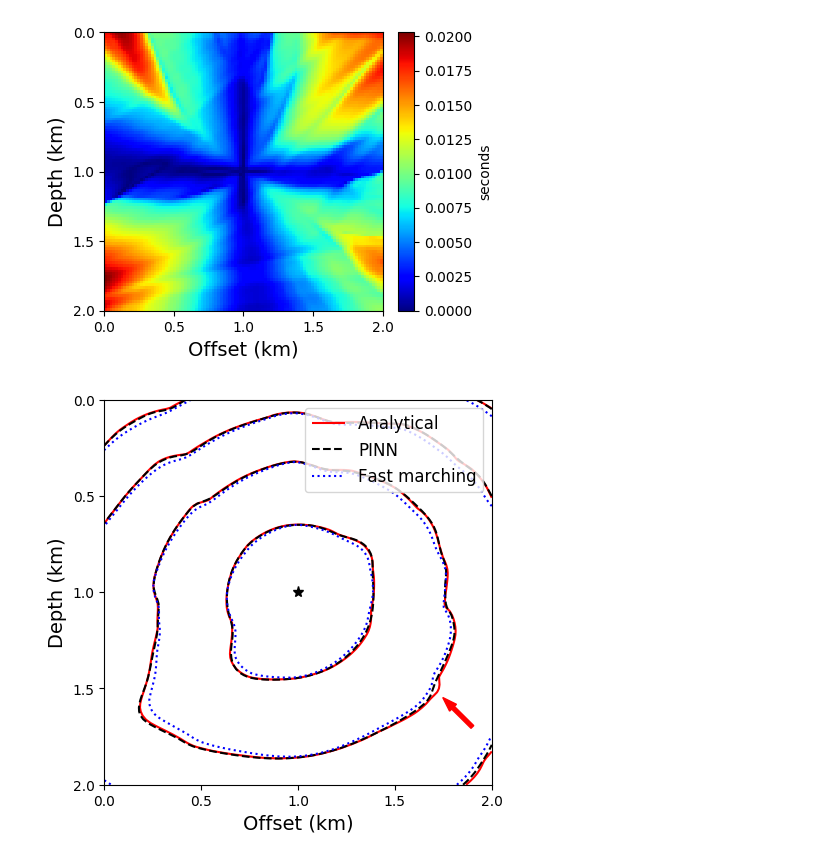
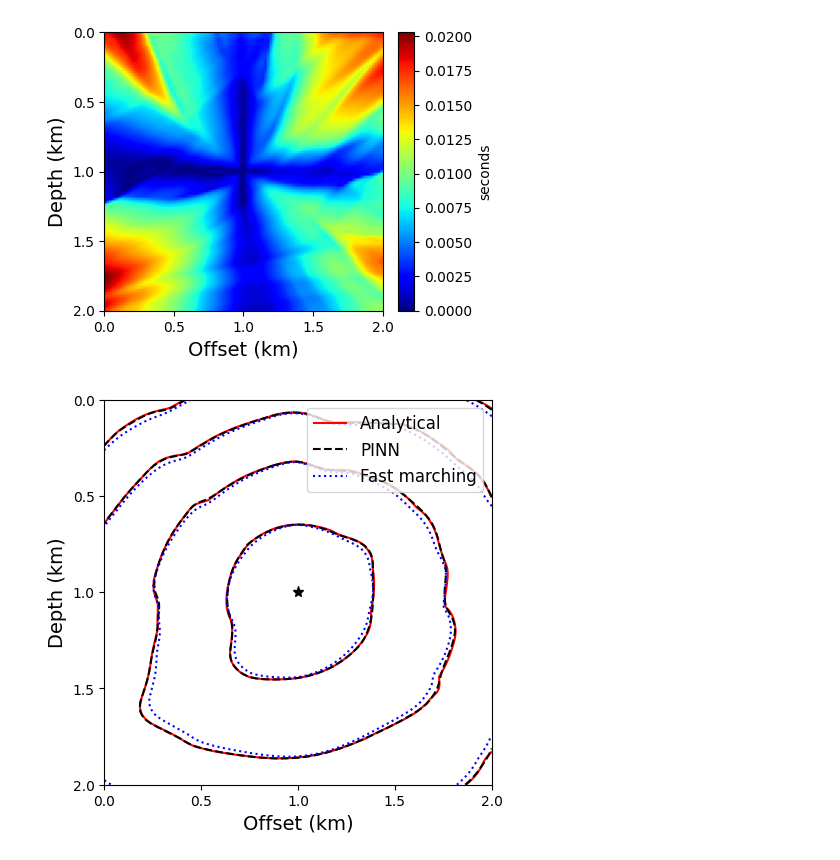
Before and after one commit to geobook2015/PINNeikonal, a Jupyter notebook: codes/script5.ipynb, the cells around one changed output. Drawn from its saved outputs; the diff is of its cells as text; code cells hidden in the pictures.

```diff
--- a/codes/script5.ipynb
+++ b/codes/script5.ipynb
@@ -289,35 +274,35 @@ plt.savefig("./figs/marm/fmm1error.pdf", format='pdf', bbox_inches="tight")
 
 # Traveltime contour plots
 
 fig = plt.figure(figsize=(5,5))
 
 ax = plt.gca()
 im1 = ax.contour(T_data, 6, extent=[xmin,xmax,zmin,zmax], colors='r')
 im2 = ax.contour(T_pred, 6, extent=[xmin,xmax,zmin,zmax], colors='k',linestyles = 'dashed')
 im3 = ax.contour(T_fmm1, 6, extent=[xmin,xmax,zmin,zmax], colors='b',linestyles = 'dotted')
 
 ax.plot(sx,sz,'k*',markersize=8)
 
 plt.xlabel('Offset (km)', fontsize=14)
 plt.ylabel('Depth (km)', fontsize=14)
 ax.tick_params(axis='both', which='major', labelsize=8)
 plt.gca().invert_yaxis()
 h1,_ = im1.legend_elements()
 h2,_ = im2.legend_elements()
 h3,_ = im3.legend_elements()
 ax.legend([h1[0], h2[0], h3[0]], ['Analytical', 'PINN', 'Fast marching'],fontsize=12)
 
 ax.xaxis.set_major_locator(plt.MultipleLocator(0.5))
 ax.yaxis.set_major_locator(plt.MultipleLocator(0.5))
 
 plt.xticks(fontsize=10)
 plt.yticks(fontsize=10)
 
-ax.arrow(1.9, 1.7, -0.1, -0.1, head_width=0.05, head_length=0.075, fc='red', ec='red',width=0.02)
+#ax.arrow(1.9, 1.7, -0.1, -0.1, head_width=0.05, head_length=0.075, fc='red', ec='red',width=0.02)
 
 plt.savefig("./figs/marm/contours.pdf", format='pdf', bbox_inches="tight")
 # %% [output]
-[figure, old version]
+[figure, new version]
 # %%
 print(np.linalg.norm(T_pred-T_data)/np.linalg.norm(T_data))
 print(np.linalg.norm(T_pred-T_data))
```
Also changed, not shown: parts of 10 cells of this notebook, 4 other files.
